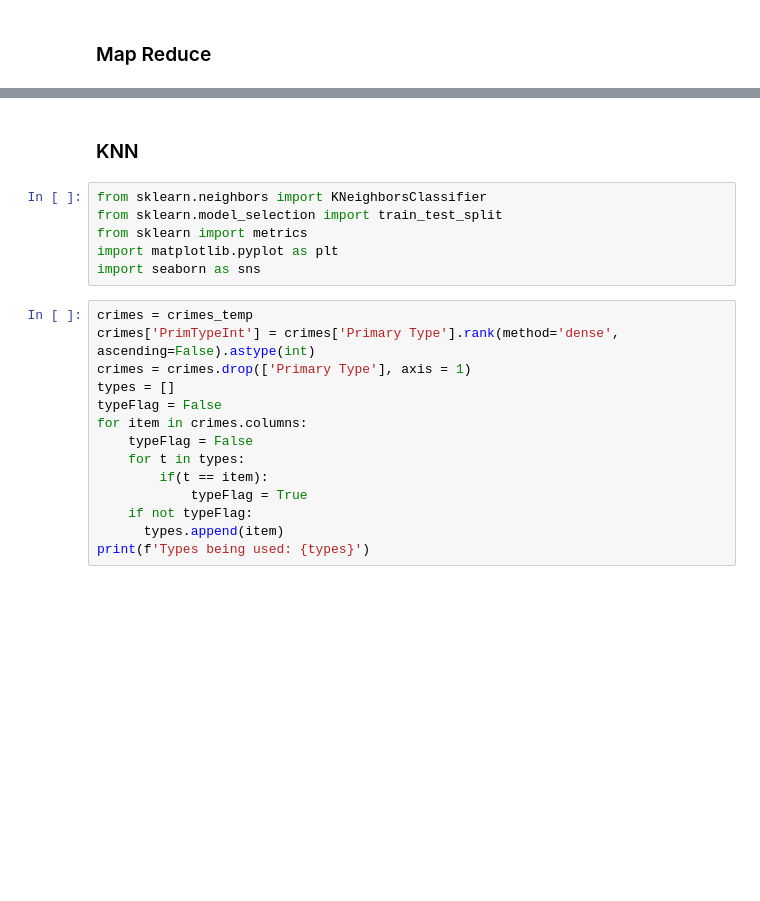
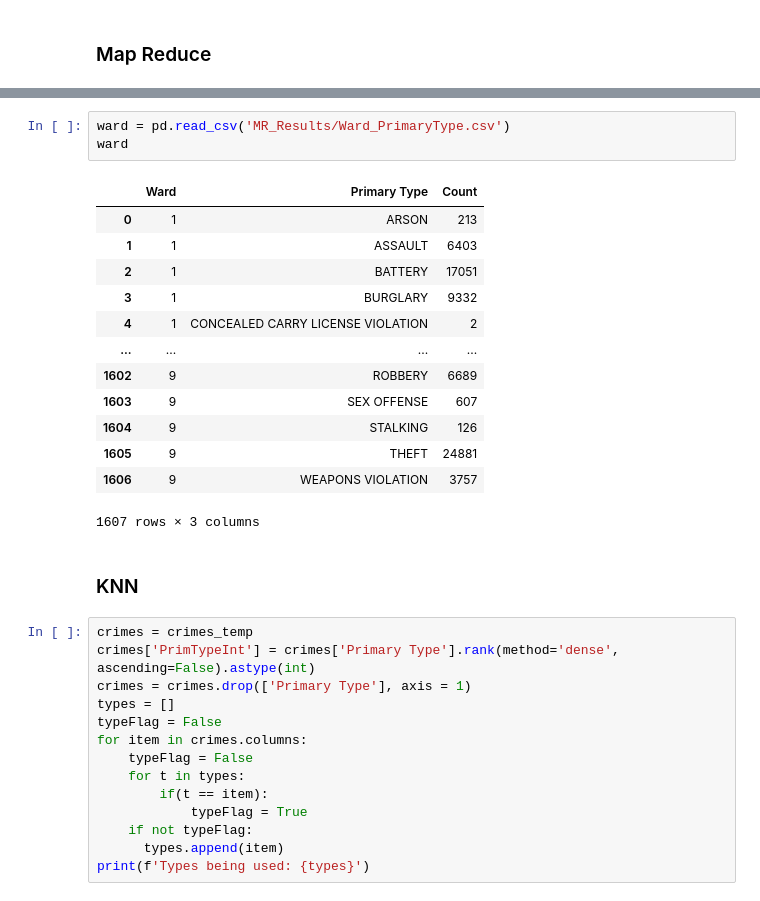
Before and after one commit to jimitbhalavat/CS435TermProject, a Jupyter notebook: TermProject.ipynb, the cells around one changed output, grey strips where cells are left out. Cells and saved outputs as stored; diff of their text form; blank space fills up the shorter version.

```diff
--- a/TermProject.ipynb
+++ b/TermProject.ipynb
@@ -51,11 +86,22 @@ crimes_temp.head()
+# %%
+ward = pd.read_csv('MR_Results/Ward_PrimaryType.csv')
+ward
+# %% [output]
+|  | Ward | Primary Type | Count |
+| 0 | 1 | ARSON | 213 |
+| 1 | 1 | ASSAULT | 6403 |
+| 2 | 1 | BATTERY | 17051 |
+| 3 | 1 | BURGLARY | 9332 |
+| 4 | 1 | CONCEALED CARRY LICENSE VIOLATION | 2 |
+| ... | ... | ... | ... |
+| 1602 | 9 | ROBBERY | 6689 |
+| 1603 | 9 | SEX OFFENSE | 607 |
+| 1604 | 9 | STALKING | 126 |
+| 1605 | 9 | THEFT | 24881 |
+| 1606 | 9 | WEAPONS VIOLATION | 3757 |
+1607 rows × 3 columns
 # %% [markdown]
 ### KNN
-# %%
-from sklearn.neighbors import KNeighborsClassifier
-from sklearn.model_selection import train_test_split
-from sklearn import metrics
-import matplotlib.pyplot as plt
-import seaborn as sns
 # %%
 crimes = crimes_temp
 crimes['PrimTypeInt'] = crimes['Primary Type'].rank(method='dense', ascending=False).astype(int)
```
Also changed, not shown: parts of 5 cells of this notebook.
